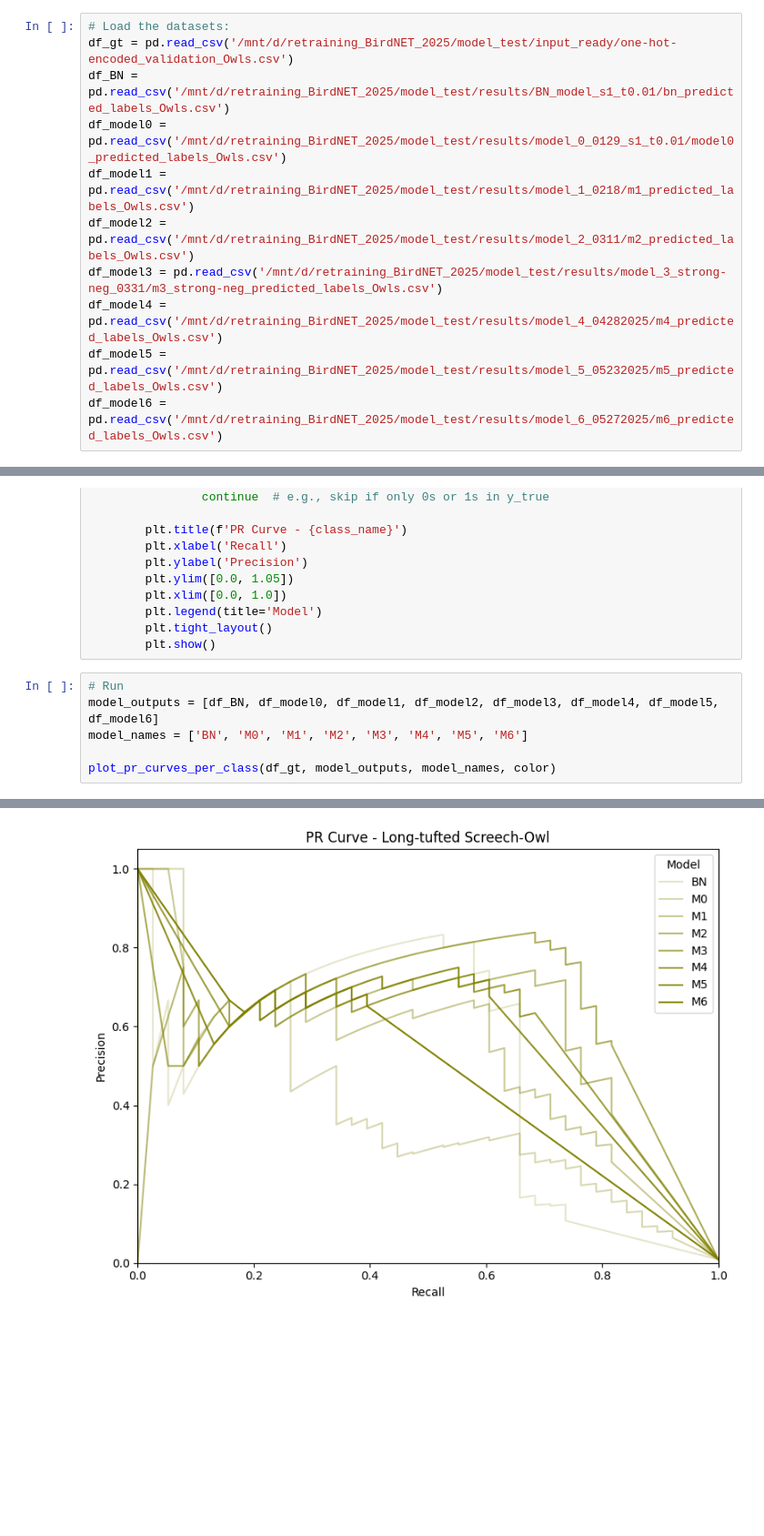
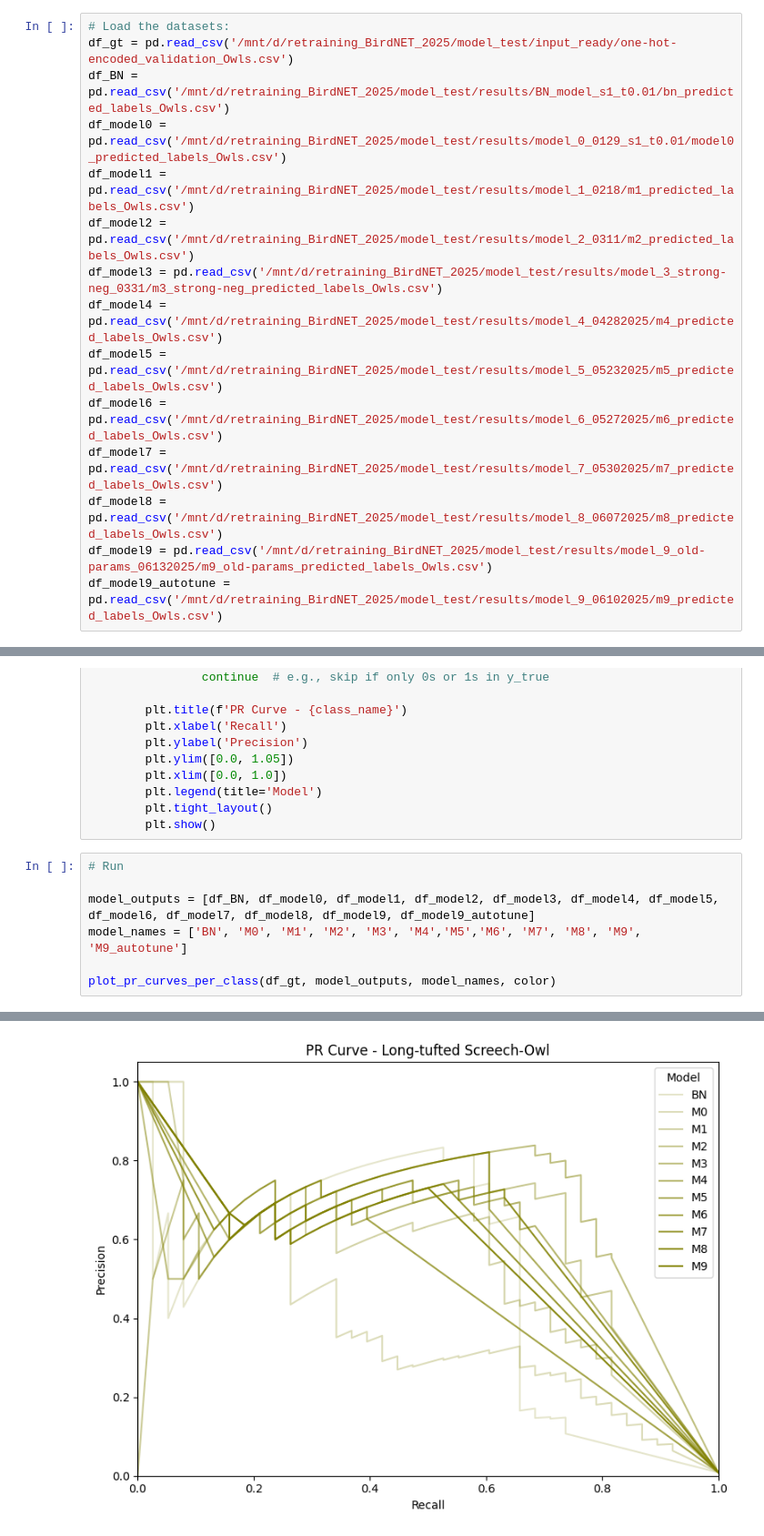
Before and after one commit to agosjuncosa/Retraining-BirdNET_Owls, a Jupyter notebook: AL_BirdNET/Progress_assessment/PR-curves.ipynb, the cells around one changed output, grey strips where cells are left out. Shown: that part at 91% size. Drawn from its saved outputs; the diff is of its cells as text; blank space fills up the shorter version.

```diff
--- a/AL_BirdNET/Progress_assessment/PR-curves.ipynb
+++ b/AL_BirdNET/Progress_assessment/PR-curves.ipynb
@@ -13,6 +13,10 @@ df_model3 = pd.read_csv('/mnt/d/retraining_BirdNET_2025/model_test/results/model
 df_model4 = pd.read_csv('/mnt/d/retraining_BirdNET_2025/model_test/results/model_4_04282025/m4_predicted_labels_Owls.csv')
 df_model5 = pd.read_csv('/mnt/d/retraining_BirdNET_2025/model_test/results/model_5_05232025/m5_predicted_labels_Owls.csv')
 df_model6 = pd.read_csv('/mnt/d/retraining_BirdNET_2025/model_test/results/model_6_05272025/m6_predicted_labels_Owls.csv')
+df_model7 = pd.read_csv('/mnt/d/retraining_BirdNET_2025/model_test/results/model_7_05302025/m7_predicted_labels_Owls.csv')
+df_model8 = pd.read_csv('/mnt/d/retraining_BirdNET_2025/model_test/results/model_8_06072025/m8_predicted_labels_Owls.csv')
+df_model9 = pd.read_csv('/mnt/d/retraining_BirdNET_2025/model_test/results/model_9_old-params_06132025/m9_old-params_predicted_labels_Owls.csv')
+df_model9_autotune = pd.read_csv('/mnt/d/retraining_BirdNET_2025/model_test/results/model_9_06102025/m9_predicted_labels_Owls.csv')
 # %%
 # I will create a dict to manually set the color for each owl
 
@@ -72,8 +76,9 @@ def plot_pr_curves_per_class(df_gt, model_outputs, model_names, color):
         plt.show()
 # %%
 # Run
-model_outputs = [df_BN, df_model0, df_model1, df_model2, df_model3, df_model4, df_model5, df_model6]
-model_names = ['BN', 'M0', 'M1', 'M2', 'M3', 'M4', 'M5', 'M6']
+
+model_outputs = [df_BN, df_model0, df_model1, df_model2, df_model3, df_model4, df_model5, df_model6, df_model7, df_model8, df_model9, df_model9_autotune]
+model_names = ['BN', 'M0', 'M1', 'M2', 'M3', 'M4','M5','M6', 'M7', 'M8', 'M9', 'M9_autotune']
 
 plot_pr_curves_per_class(df_gt, model_outputs, model_names, color)
 # %% [output]
@@ -87 +92 @@ plot_pr_curves_per_class(df_gt, model_outputs, model_names, color)
-[figure, old version]
+[figure, new version]
```
Also changed, not shown: parts of 1 cell of this notebook, 25 other files.
